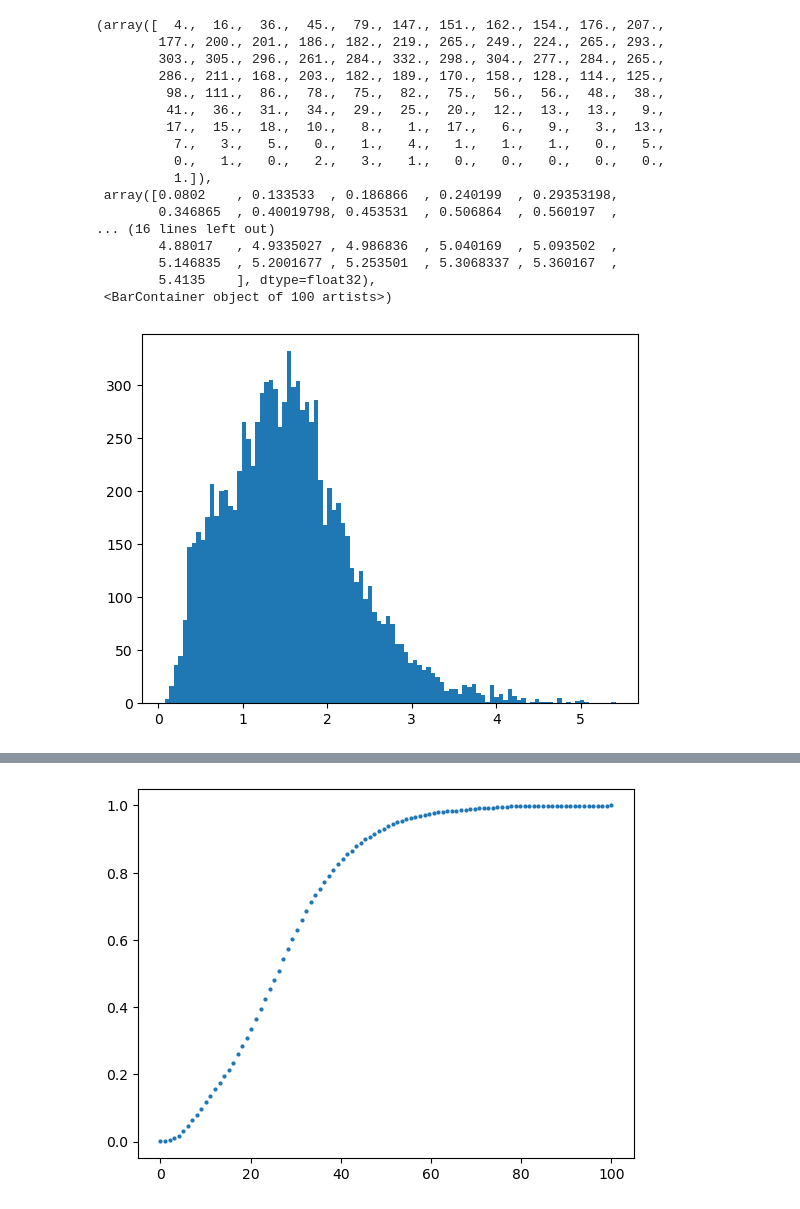
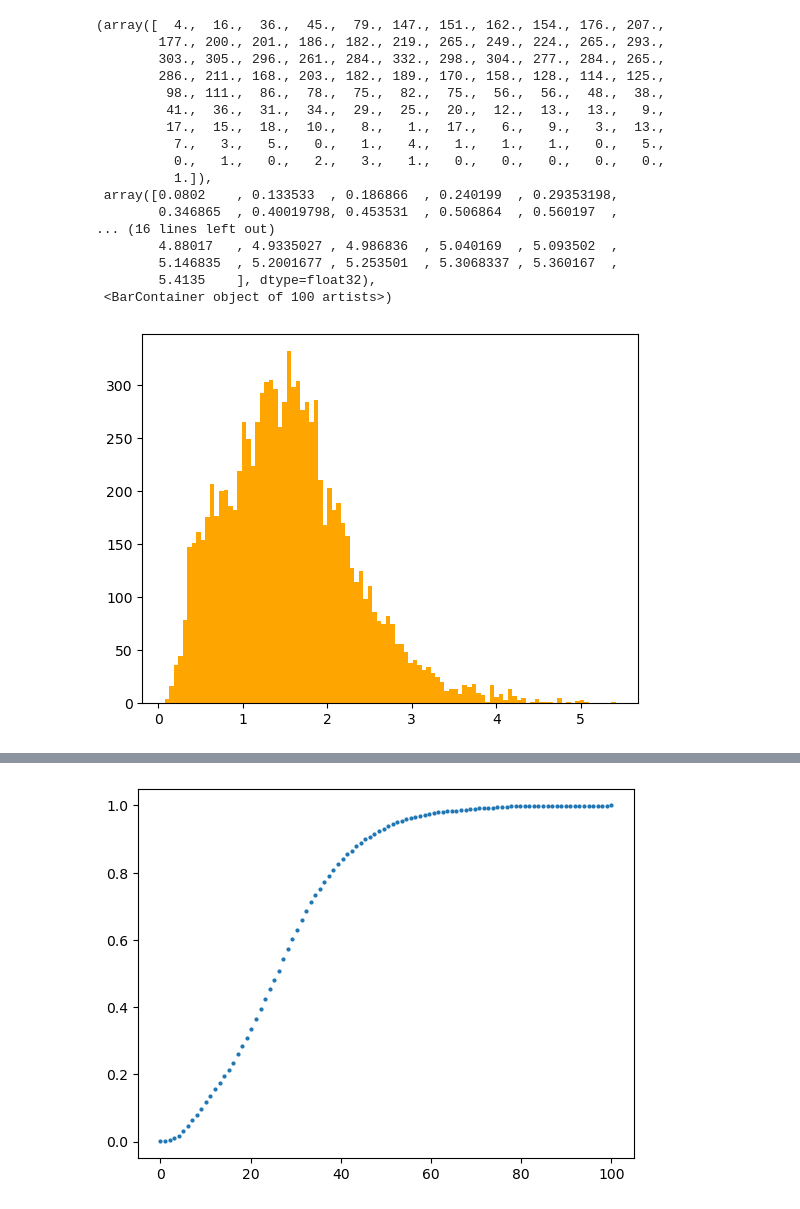
Before and after one commit to Matthew01-crypto/astrostatistics_bicocca_2025, a Jupyter notebook: lectures/Executives/Cloning Quasars (L04).ipynb, the cells around one changed output, grey strips where cells are left out. Drawn from its saved outputs; the diff is of its cells as text; code cells hidden in the pictures.

```diff
--- a/lectures/Executives/Cloning Quasars (L04).ipynb
+++ b/lectures/Executives/Cloning Quasars (L04).ipynb
@@ -11,35 +11,35 @@ from astroML.datasets import fetch_dr7_quasar
 
 # Fetch the quasar data
 data = fetch_dr7_quasar()
 
 # select the first 10000 points
 data = data[:10000]
 
 z = data['redshift']
 
 N_bin = 100
 hist , bin_edges = np.histogram(z,N_bin)
 max(hist)
-plt.hist(z,bins = N_bin)
+plt.hist(z,bins = N_bin, color = 'orange')
 # %% [output]
 (array([  4.,  16.,  36.,  45.,  79., 147., 151., 162., 154., 176., 207.,
         177., 200., 201., 186., 182., 219., 265., 249., 224., 265., 293.,
         303., 305., 296., 261., 284., 332., 298., 304., 277., 284., 265.,
         286., 211., 168., 203., 182., 189., 170., 158., 128., 114., 125.,
          98., 111.,  86.,  78.,  75.,  82.,  75.,  56.,  56.,  48.,  38.,
          41.,  36.,  31.,  34.,  29.,  25.,  20.,  12.,  13.,  13.,   9.,
          17.,  15.,  18.,  10.,   8.,   1.,  17.,   6.,   9.,   3.,  13.,
           7.,   3.,   5.,   0.,   1.,   4.,   1.,   1.,   1.,   0.,   5.,
           0.,   1.,   0.,   2.,   3.,   1.,   0.,   0.,   0.,   0.,   0.,
           1.]),
  array([0.0802    , 0.133533  , 0.186866  , 0.240199  , 0.29353198,
         0.346865  , 0.40019798, 0.453531  , 0.506864  , 0.560197  ,
 ... (16 lines left out)
         4.88017   , 4.9335027 , 4.986836  , 5.040169  , 5.093502  ,
         5.146835  , 5.2001677 , 5.253501  , 5.3068337 , 5.360167  ,
         5.4135    ], dtype=float32),
  <BarContainer object of 100 artists>)
-[figure, old version]
+[figure, new version]
 # %%
 #RESAMPLING
 #genero dati distribuiti randomicamente e li binno
```
Also changed, not shown: parts of 2 cells of this notebook, 8 other files.
